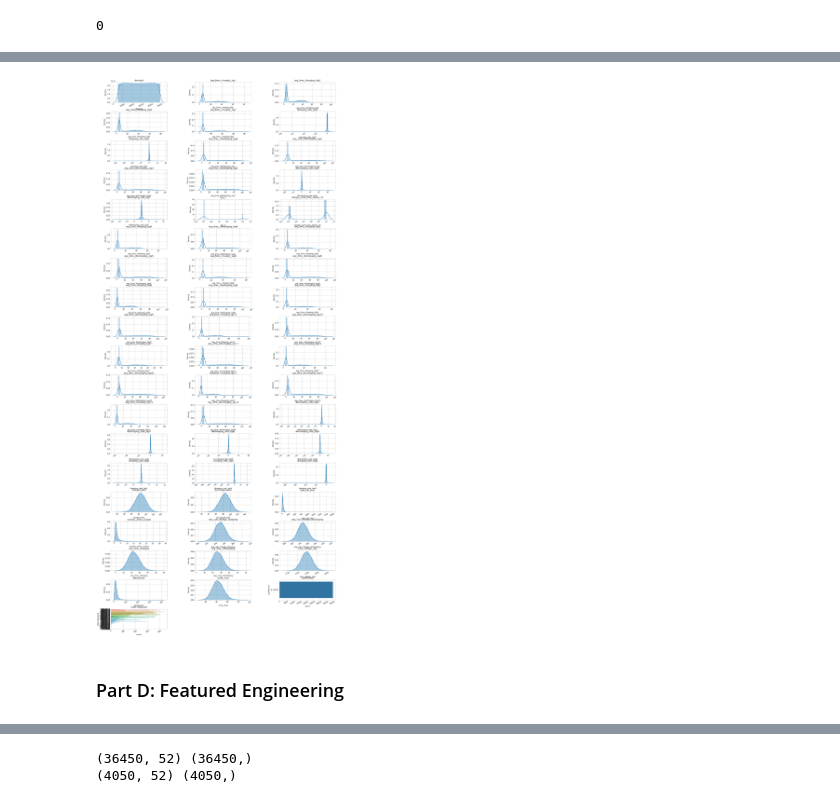
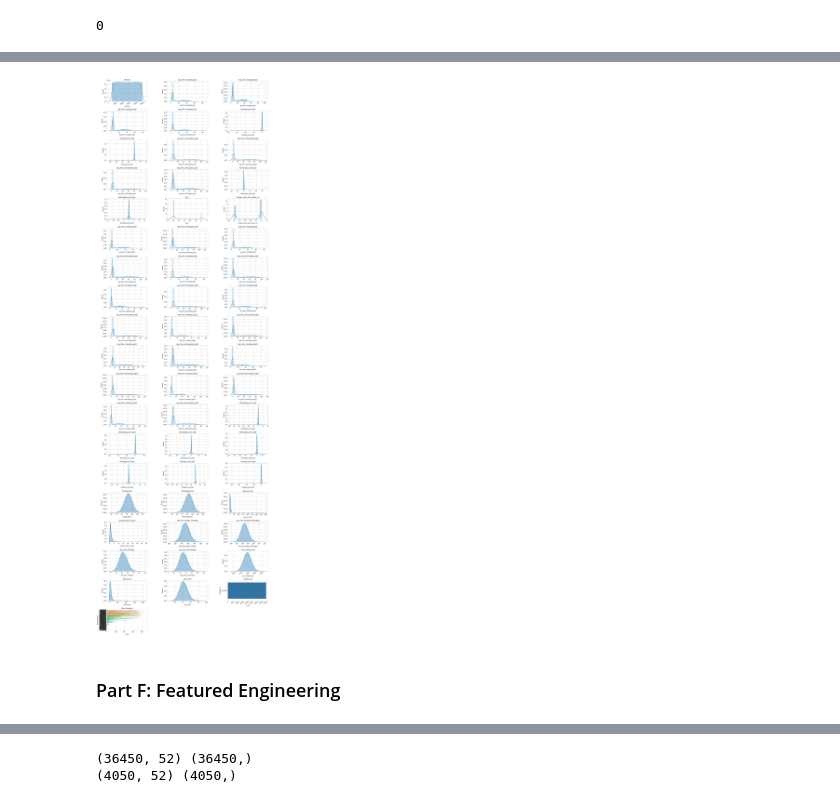
Before and after one commit to tanaymukherjee/PB_Challenge_2021, a Jupyter notebook: PB_Challenge_2021.ipynb, the cells around one changed output, grey strips where cells are left out. Saved outputs shown, nothing was run; the diff lists cells and outputs as text; code cells hidden in the pictures.

```diff
--- a/PB_Challenge_2021.ipynb
+++ b/PB_Challenge_2021.ipynb
@@ -65,3 +131,3 @@ from sklearn.metrics import precision_recall_fscore_support, roc_curve, auc
 # %%
-# Read the files
-df = pd.read_csv("C:\\Users\\its_t\\Downloads\\Pitney Bowes\\train.csv")
+# Read the training dataset
+df = pd.read_csv("/content/train.csv")
@@ -248,28 +315,28 @@ Linear Discriminant Analysis training set score: 0.501
 # %%
 # Plotting the distribution of each feature
 def plot_distribution(dataset, cols=5, width=20, height=15, hspace=0.2, wspace=0.5):
     plt.style.use('seaborn-whitegrid')
     fig = plt.figure(figsize=(width,height))
     fig.subplots_adjust(left=None, bottom=None, right=None, top=None, wspace=wspace, hspace=hspace)
     rows = math.ceil(float(dataset.shape[1]) / cols)
     for i, column in enumerate(dataset.columns):
         ax = fig.add_subplot(rows, cols, i + 1)
         ax.set_title(column)
         if dataset.dtypes[column] == np.object:
             g = sns.countplot(y=column, data=dataset)
             substrings = [s.get_text()[:18] for s in g.get_yticklabels()]
             g.set(yticklabels=substrings)
             plt.xticks(rotation=25)
         else:
             g = sns.distplot(dataset[column])
             plt.xticks(rotation=25)
 
-plot_distribution(df, cols=3, width=20, height=50, hspace=0.45, wspace=0.5)
+plot_distribution(df, cols=3, width=20, height=70, hspace=0.45, wspace=0.5)
 # %% [output]
-[figure, old version]
+[figure, new version]
 # %%
 # Dropping the features which are of object type but have no use in the feature selection or modeling
 del df['LastRecord']
 del df['Date Deployed']
 # %% [markdown]
-### Part D: Featured Engineering
+### Part F: Featured Engineering
```
Also changed, not shown: parts of 80 cells of this notebook.
